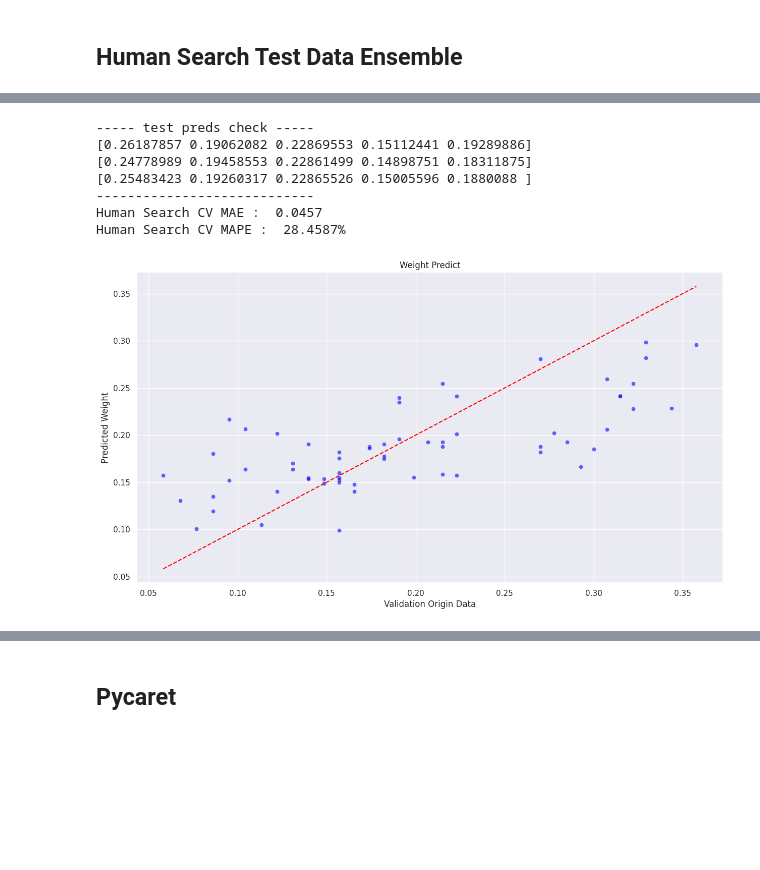
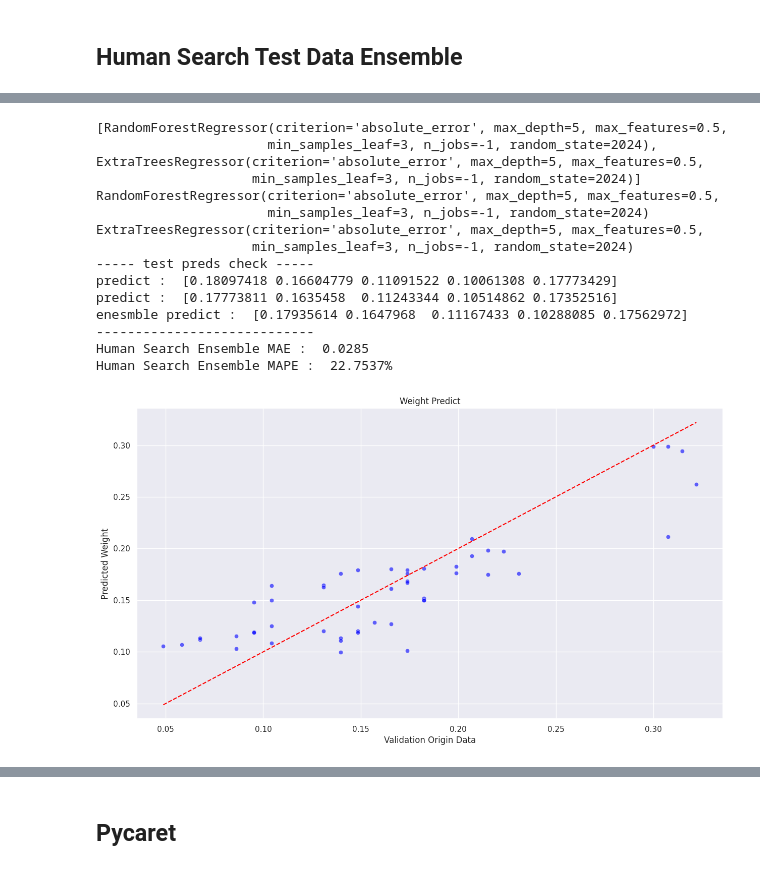
Before and after one commit to LEEINSEO-0118/Seed_Weight_Predict, a Jupyter notebook: seed_weight_EDA.ipynb, the cells around one changed output, grey strips where cells are left out. Drawn from its saved outputs; the diff is of its cells as text; code cells hidden in the pictures; blank space fills up the shorter version.

```diff
--- a/seed_weight_EDA.ipynb
+++ b/seed_weight_EDA.ipynb
@@ -150,6 +183,6 @@ plt.show()
 # %%
 # 플롯 설정
-fig, axes = plt.subplots(2, 3, figsize=(10, 5))  # 2행 3열의 서브플롯 생성
+fig, axes = plt.subplots(4, 3, figsize=(10, 5))  # 2행 3열의 서브플롯 생성
 axes = axes.flatten()  # 2D 배열을 1D로 변환
 
 # KDE 플롯 그리기
@@ -182,5 +215,5 @@ plt.show()
 ## correlation heatmap
 # %%
 sns.heatmap(data_num.corr(), annot = True, cmap = 'ocean')
-plt.show()
+sns.set_theme(rc={'figure.figsize':(8,8)})
 # %% [output]
@@ -246,13 +330,14 @@ plt.show()
 # %%
-#### 상관관계가 약한 피쳐 제거
-data_filtered = data_filtered.drop(['leaf_1'], axis = 1)
+# #### 상관관계가 약한 피쳐 제거
+# data_filtered = data_filtered.drop(['leaf_1'], axis = 1)
 
-#### 다중공선성 제거
+# #### 다중공선성 제거
 # data_filtered = data_filtered.drop(['leaf_div_1'], axis = 1)
-# data_filtered = data_filtered.drop(['leaf_area'], axis = 1)
-# data_filtered = data_filtered.drop(['leaf_2'], axis = 1)
+# # data_filtered = data_filtered.drop(['leaf_area'], axis = 1)
+# # data_filtered = data_filtered.drop(['leaf_div_2'], axis = 1)
 
 
-sns.heatmap(data_filtered.corr(), annot = True, cmap = 'ocean')
-plt.show()
+# sns.heatmap(data_filtered.corr(), annot = True, cmap = 'ocean')
+# plt.show()
+# make_scatter(data_filtered)
 # %% [output]
@@ -515,27 +1083,36 @@ Human Search CV MAPE :  27.8819%
 # %%
-# preds = []
+preds = []
+print(models)
+for model in models:
+    print(model)
+    pred = model.predict(test)
+    preds.append(pred)
 
-# for model in models:
-#     pred = model.predict(test)
-#     preds.append(pred)
-
-# pred = np.mean([preds[0], preds[1]], axis = 0)
-# print('----- test preds check -----')
-# print(preds[0][:5])
-# print(preds[1][:5])
-# print(pred[:5])
-# print('----------------------------')
-# test_mae = mean_absolute_error(answer, pred)
-# print(f'Human Search CV MAE : {test_mae : .4f}')
-# test_mape = mean_absolute_percentage_error(answer, pred)
-# print(f'Human Search CV MAPE : {test_mape * 100 : .4f}%')
-# origin_test_scatter(answer, pred)
+# pred = np.mean([preds[0], preds[1], preds[2], preds[3]], axis = 0)
+pred = np.mean(preds, axis = 0)
+print('----- test preds check -----')
+for p in preds:
+    print('predict : ', p[:5])
+print('enesmble predict : ', pred[:5])
+print('----------------------------')
+test_mae = mean_absolute_error(answer, pred)
+print(f'Human Search Ensemble MAE : {test_mae : .4f}')
+test_mape = mean_absolute_percentage_error(answer, pred)
+print(f'Human Search Ensemble MAPE : {test_mape * 100 : .4f}%')
+origin_test_scatter(answer, pred)
 # %% [output]
+[RandomForestRegressor(criterion='absolute_error', max_depth=5, max_features=0.5,
+                      min_samples_leaf=3, n_jobs=-1, random_state=2024), ExtraTreesRegressor(criterion='absolute_error', max_depth=5, max_features=0.5,
+                    min_samples_leaf=3, n_jobs=-1, random_state=2024)]
+RandomForestRegressor(criterion='absolute_error', max_depth=5, max_features=0.5,
+                      min_samples_leaf=3, n_jobs=-1, random_state=2024)
+ExtraTreesRegressor(criterion='absolute_error', max_depth=5, max_features=0.5,
+                    min_samples_leaf=3, n_jobs=-1, random_state=2024)
 ----- test preds check -----
-[0.26187857 0.19062082 0.22869553 0.15112441 0.19289886]
-[0.24778989 0.19458553 0.22861499 0.14898751 0.18311875]
-[0.25483423 0.19260317 0.22865526 0.15005596 0.1880088 ]
+predict :  [0.18097418 0.16604779 0.11091522 0.10061308 0.17773429]
+predict :  [0.17773811 0.1635458  0.11243344 0.10514862 0.17352516]
+enesmble predict :  [0.17935614 0.1647968  0.11167433 0.10288085 0.17562972]
 ----------------------------
-Human Search CV MAE :  0.0457
-Human Search CV MAPE :  28.4587%
+Human Search Ensemble MAE :  0.0285
+Human Search Ensemble MAPE :  22.7537%
-[figure, old version]
+[figure, new version]
```
Also changed, not shown: parts of 60 cells of this notebook.
